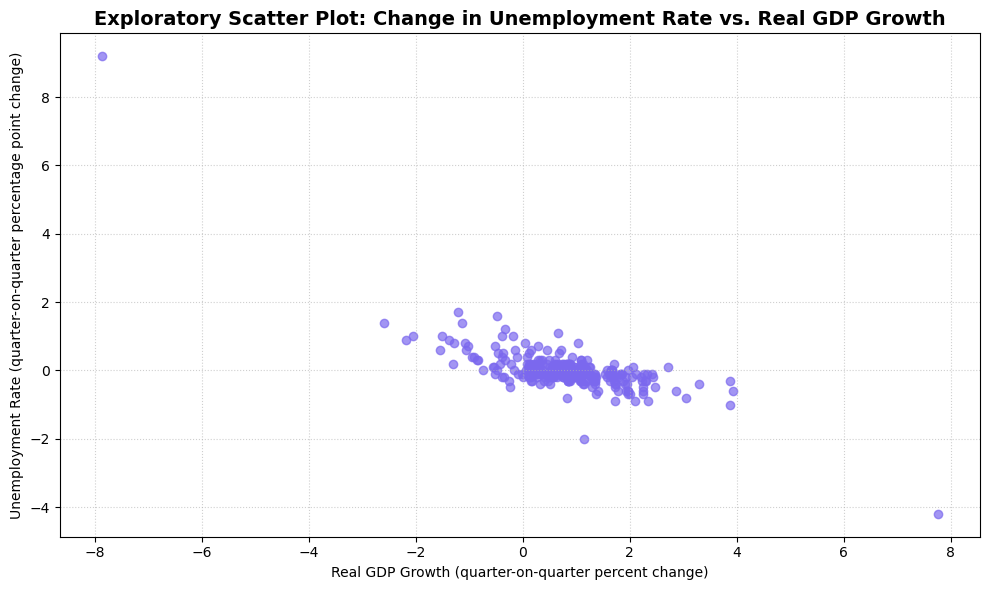
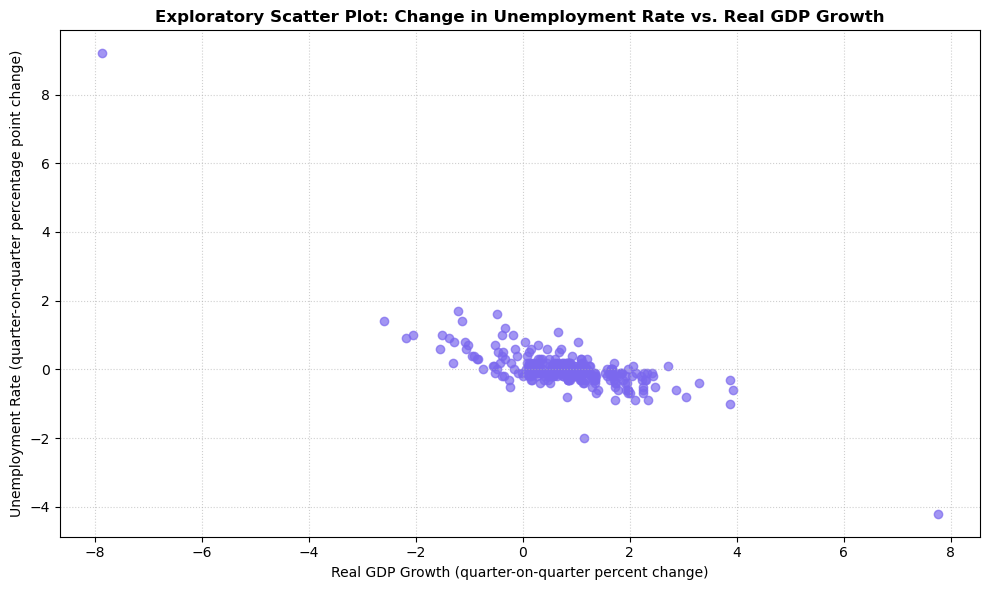
Code edit (unified diff) that turned the first committed figure into the second:
--- before
+++ after
@@ -3,5 +3,5 @@
 ax.scatter(x=df_merged['gdp_growth'], y=df_merged['d_unemp'], color='mediumslateblue', alpha=0.7)
 
-ax.set_title("Exploratory Scatter Plot: Change in Unemployment Rate vs. Real GDP Growth", fontsize=14, fontweight='bold')
+ax.set_title("Exploratory Scatter Plot: Change in Unemployment Rate vs. Real GDP Growth", fontsize=12, fontweight='bold')
 ax.set_xlabel("Real GDP Growth (quarter-on-quarter percent change)")
 ax.set_ylabel("Unemployment Rate (quarter-on-quarter percentage point change)")

Commit: Update qichenglee_hw_3.ipynb